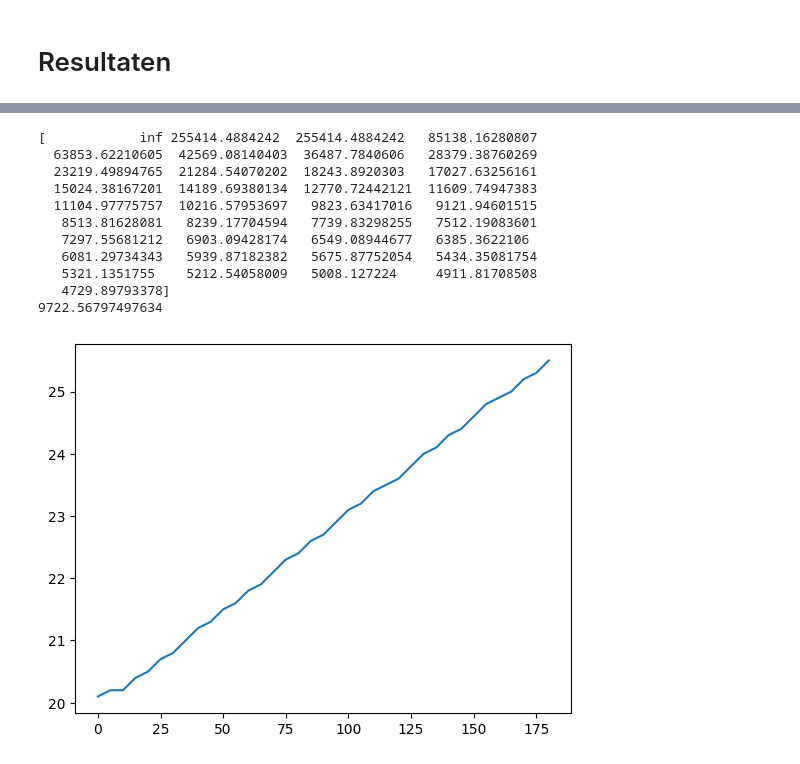
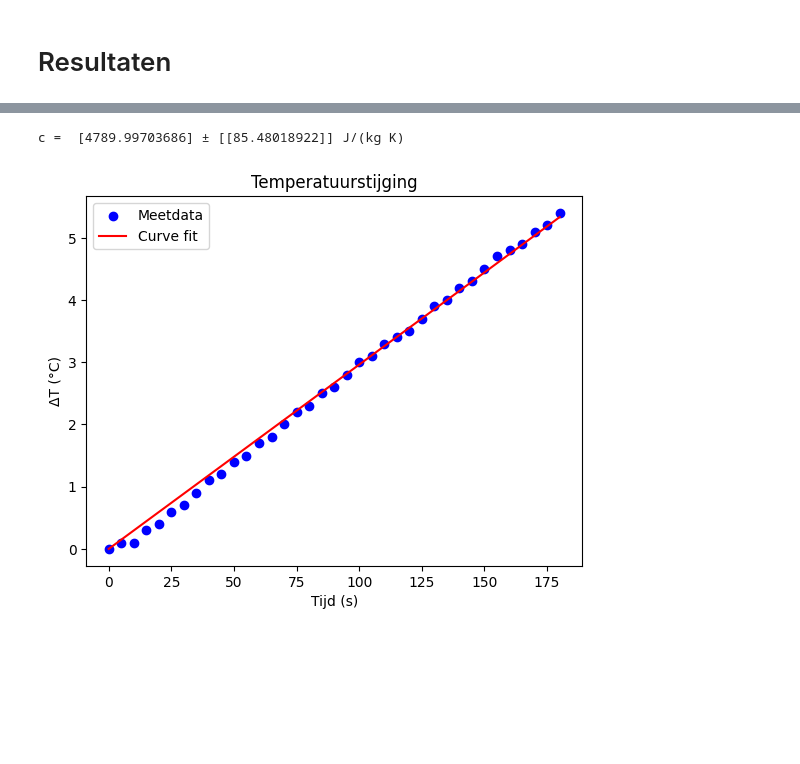
Before and after one commit to yaeljawahierkhan/21, a Jupyter notebook: Content/Labs/cwater.ipynb, the cells around one changed output, grey strips where cells are left out. Cells and saved outputs as stored; diff of their text form; code cells hidden in the pictures; blank space fills up the shorter version.

```diff
--- a/Content/Labs/cwater.ipynb
+++ b/Content/Labs/cwater.ipynb
@@ -103,41 +107,44 @@ ValueError: x and y must have same first dimension, but have shapes (37,) and (1
 # %%
-# pacticum herhaling voor verbetering van metingen
+# practicum herhaling voor verbetering van metingen
 # nieuwe procedure: maatbeker vullen met 267.8 g water en zet de weerstand op 19V en 2A
 # dan meten met tijdsintervallen van 5 seconde over periode van 3 minuten
 
-T_2 = np.array([20.1,20.2,20.2,20.4,20.5,20.7,20.8,21.0,21.2,21.3,21.5,21.6,21.8,21.9,22.1,22.3,22.4,22.6,22.7,22.9,23.1,23.2,23.4,23.5,23.6,23.8,24.0,24.1,24.3,24.4,24.6,24.8,24.9,25.0,25.2,25.3,25.5])
+# data
+T_2 = np.array([20.1,20.2,20.2,20.4,20.5,20.7,20.8,21.0,21.2,21.3,
+                21.5,21.6,21.8,21.9,22.1,22.3,22.4,22.6,22.7,22.9,
+                23.1,23.2,23.4,23.5,23.6,23.8,24.0,24.1,24.3,24.4,
+                24.6,24.8,24.9,25.0,25.2,25.3,25.5])
+
 time = np.arange(0,181,5)
-m_2 = 0.2678 #kg
-p = 997 #m^3/kg
+
+m_2 = 0.2678       #kg
+U_2 = 19           #V
+I_2 = 2            #A
+P_2 = U_2*I_2      #W
+
 d_T_2 = T_2-T_2[0]
-U_2 = 19 #V
-I_2 = 2  #A
-P_2 = U_2*I_2 #W
-Q_2 = P_2*time[-1]
-c_2 = Q_2/(m_2*d_T_2)
 
-print(c_2)
+# fitten en onzekerheid
+def fit_2(t, c):
+    return (P_2 * t) / (m_2 * c)
 
-def fit(a_1,c_1):
-    return a_1/(c_1*m)
+val_2, cov_2 = curve_fit(fit_2, time, d_T_2)
+c_2_fit = val_2
+u_c_fit = np.sqrt(cov)
 
-val_2 , cov_2 = curve_fit(fit,Q_2,d_T_2)
-c_1 = val_2[0]
-print(c_1)
+print("c = ", c_2_fit,"±",u_c_fit, "J/(kg K)")
 
-plt.figure()
-plt.plot(time,T_2)
+# plotten van de data met functiefit
+plt.figure
+plt.scatter(time, d_T_2, label="Meetdata", color="blue")
+plt.plot(t_fit, dT_fit_2, label="Curve fit", color="red")
+
+plt.xlabel("Tijd (s)")
+plt.ylabel("ΔT (°C)")
+plt.title("Temperatuurstijging")
+plt.legend()
+
 plt.show()
 # %% [output]
-[            inf 255414.4884242  255414.4884242   85138.16280807
-  63853.62210605  42569.08140403  36487.7840606   28379.38760269
-  23219.49894765  21284.54070202  18243.8920303   17027.63256161
-  15024.38167201  14189.69380134  12770.72442121  11609.74947383
-  11104.97775757  10216.57953697   9823.63417016   9121.94601515
-   8513.81628081   8239.17704594   7739.83298255   7512.19083601
-   7297.55681212   6903.09428174   6549.08944677   6385.3622106
-   6081.29734343   5939.87182382   5675.87752054   5434.35081754
-   5321.1351755    5212.54058009   5008.127224     4911.81708508
-   4729.89793378]
-9722.56797497634
+c =  [4789.99703686] ± [[85.48018922]] J/(kg K)
-[figure, old version]
+[figure, new version]
```
Also changed, not shown: parts of 4 cells of this notebook.
